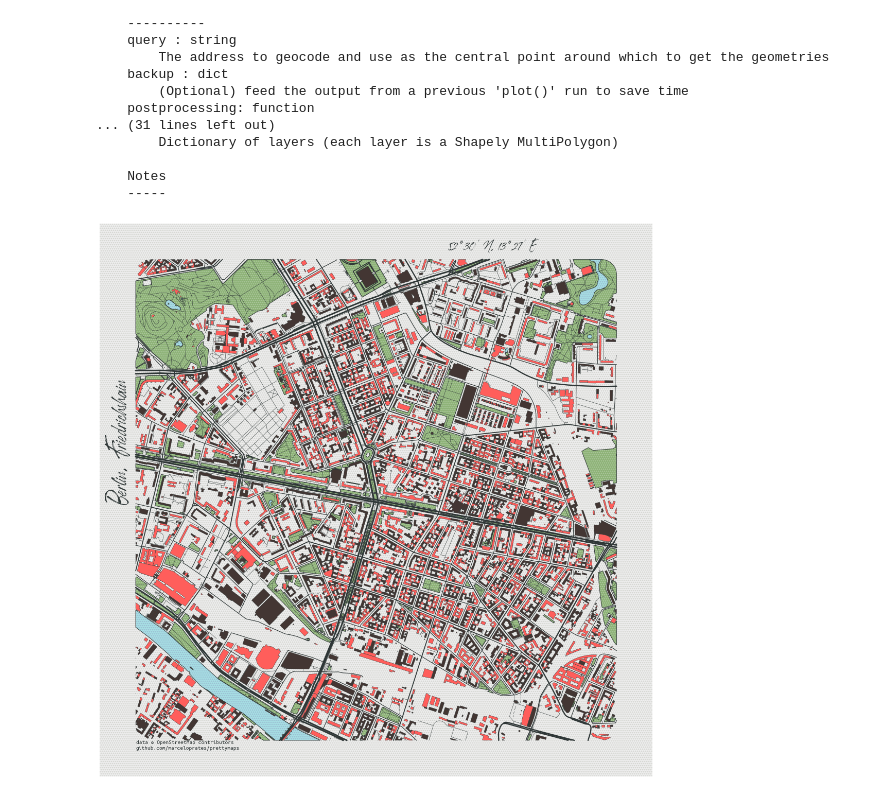
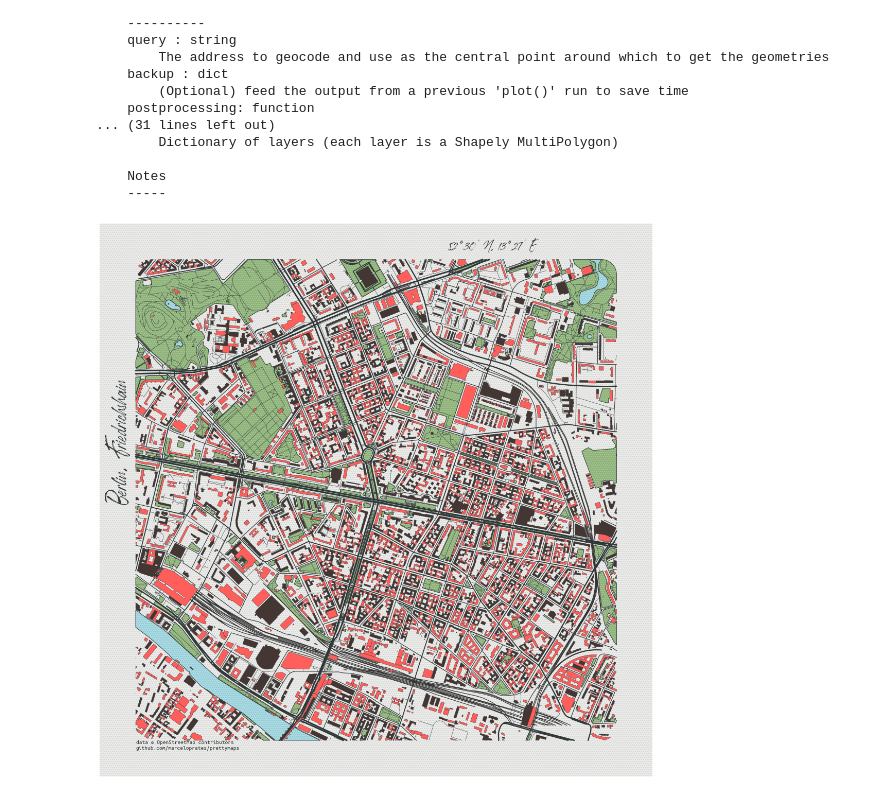
Before and after one commit to IvanPalm/MyPrettymaps, a Jupyter notebook: berlin_friedrichshain.ipynb, the cells around one changed output. Drawn from its saved outputs; the diff is of its cells as text; code cells hidden in the pictures.

Commit message:
added railway and adjsted layer order

```diff
--- a/berlin_friedrichshain.ipynb
+++ b/berlin_friedrichshain.ipynb
@@ -43,6 +43,10 @@ plot(query, backup=None, postprocessing=None, radius=None, layers={'perimeter':
 palette = ['#433633', '#FF5E5B']
 background_c = '#bcbcbc'
 dilate = 100
+metadata = {
+    'title' : "Berlin, Friedrichshain 52° 30' N, 13° 27' E",
+    'author' : "Ivan Palmegiani",
+}
 
 # Setup figure
 fig, ax = plt.subplots(figsize = (15, 15), constrained_layout = True)
@@ -73,24 +77,23 @@ layers = plot(
             'circle': False,
             'dilate': dilate
             },
-        # 'route': {
-        #     'tags': {
-        #         'route': 'train'
-        #         },
-        #     'union': True,
-        #     'circle': False,
-        #     'dilate': dilate
-        #     },
         'building': {
             'tags': {'building': True},
             'union': False,
             'circle': False,
             'dilate': dilate
         },
+        'railway':{
+            'custom_filter': '["railway"~"rail|light_rail|narrow_gauge"]',
+            'width': 2,
+            'circle': False,
+            'buffer': 1000,
+            'retain_all':True
+        },
         'green': {
             'tags': {
-                'landuse': ['grass', 'village_green'],
-                'leisure': 'park'
+                'landuse': ['grass', 'village_green', 'cemetery'],
+                'leisure': ['park', 'garden']
             },
             'circle': False,
             'dilate': dilate
@@ -101,36 +104,38 @@ layers = plot(
         'perimeter': {'fill': False, 'lw': 0, 'zorder': 0},
         'green': {'fc': '#8BB174', 'ec': '#2F3737', 'hatch_c': '#A7C497', 'hatch': 'ooo...', 'lw': 1, 'zorder': 1},
         'water': {'fc': '#a8e1e6', 'ec': '#2F3737', 'hatch_c': '#9bc3d4', 'hatch': 'ooo...', 'lw': 1, 'zorder': 3},
-        'streets': {'fc': '#2F3737', 'ec': '#475657', 'alpha': 1, 'lw': 0, 'zorder': 4},
-        'building': {'palette': palette, 'ec': '#2F3737', 'lw': .5, 'zorder': 5},
-        # 'route': {'fc': '#333333', 'ec': '#2D2D2D', 'alpha': 1, 'lw': .2, 'zorder': 6},
+        'railway': {'fc': '#333333', 'ec': '#2D2D2D', 'alpha': 1, 'lw': 0, 'ls': (0, (5, 1)), 'zorder': 4},
+        'streets': {'fc': '#2F3737', 'ec': '#475657', 'alpha': 1, 'lw': 0, 'zorder': 5},
+        'building': {'palette': palette, 'ec': '#2F3737', 'lw': .5, 'zorder': 6},
     },
     osm_credit = {'x': 0.03, 'y': 0.975, 'color': '#2F3737', 'rotation': 0}
 )
 
 # Set bounds
 xmin, ymin, xmax, ymax = layers['perimeter'].bounds
 dx, dy = xmax-xmin, ymax-ymin
 ax.set_xlim(xmin-.06*dx, xmax+.06*dx)
 ax.set_ylim(ymin-.06*dy, ymax+.06*dy)
 
 # Draw left text
 ax.text(
     xmin-.06*dx, ymin+.5*dy,
     'Berlin, Friedrichshain',
     color = '#2F3737',
     rotation = 90,
     fontproperties = fm.FontProperties(fname = './fonts/FontsFree-Net-Roughmarker.ttf', size = 35),
 )
 # Draw top text
 ax.text(
     xmax-.35*dx, ymax+.02*dy,
     "52° 30' N, 13° 27' E",
     color = '#2F3737',
     fontproperties = fm.FontProperties(fname = './fonts/FontsFree-Net-Roughmarker.ttf', size = 20),
 )
 
-plt.savefig('./prints/Berlin-Fhain.png')
-plt.savefig('./prints/Berlin-Fhain.svg')
+# plt.savefig('./prints/Berlin-Fhain.png')
+# plt.savefig('./prints/Berlin-Fhain_350dpi.png', dpi = 350)
+plt.savefig('./prints/Berlin-Fhain_500dpi.png', dpi = 500, metadata = metadata)
+# plt.savefig('./prints/Berlin-Fhain.svg')
 # %% [output]
-[figure, old version]
+[figure, new version]
```
Also changed, not shown: parts of 1 cell of this notebook.
